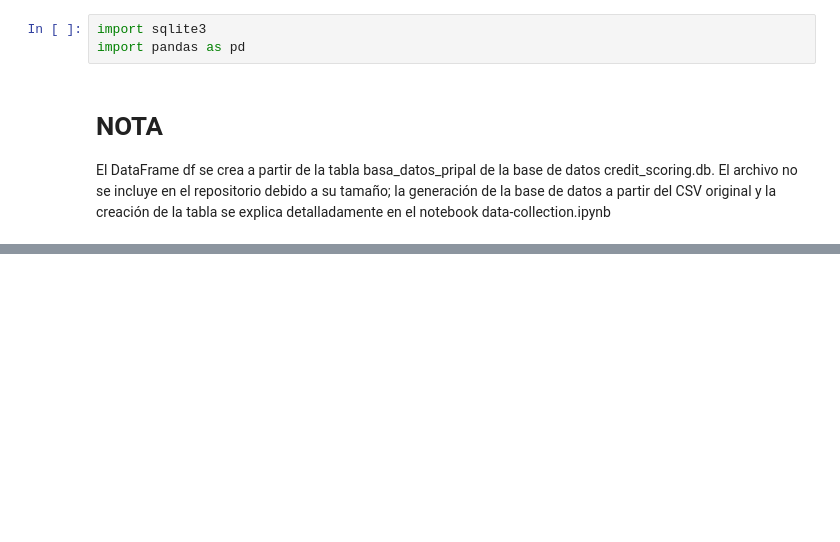
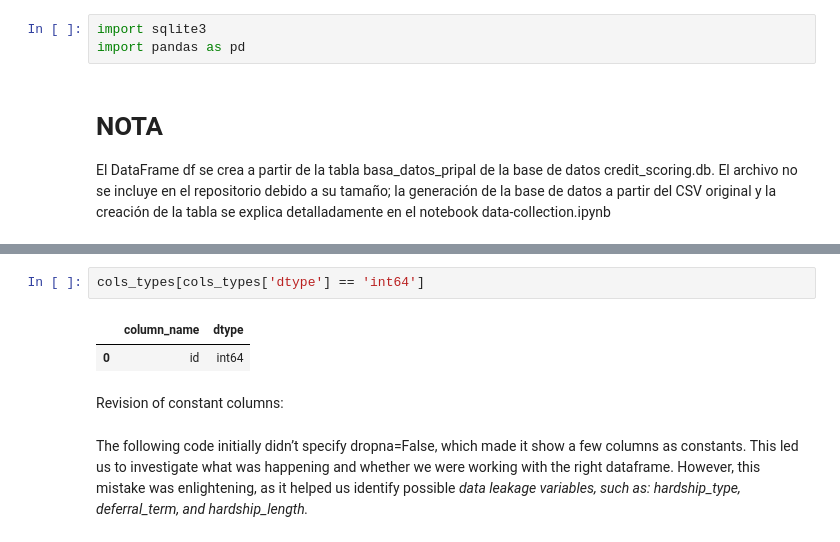
Before and after one commit to 4GeeksAcademy/final_project_creditscoring, a Jupyter notebook: notebooks/EDA.ipynb, the cells around one changed output, grey strips where cells are left out. Drawn from its saved outputs; the diff is of its cells as text; blank space fills up the shorter version.

```diff
--- a/notebooks/EDA.ipynb
+++ b/notebooks/EDA.ipynb
@@ -33,0 +77,9 @@ print(df.tail())
+# %%
+cols_types[cols_types['dtype'] == 'int64']
+# %% [output]
+|  | column_name | dtype |
+| 0 | id | int64 |
+# %% [markdown]
+Revision of constant columns:
+# %% [markdown]
+The following code initially didn’t specify dropna=False, which made it show a few columns as constants. This led us to investigate what was happening and whether we were working with the right dataframe. However, this mistake was enlightening, as it helped us identify possible *data leakage variables, such as: hardship_type, deferral_term, and hardship_length.*
```
Also changed, not shown: parts of 30 cells of this notebook.
